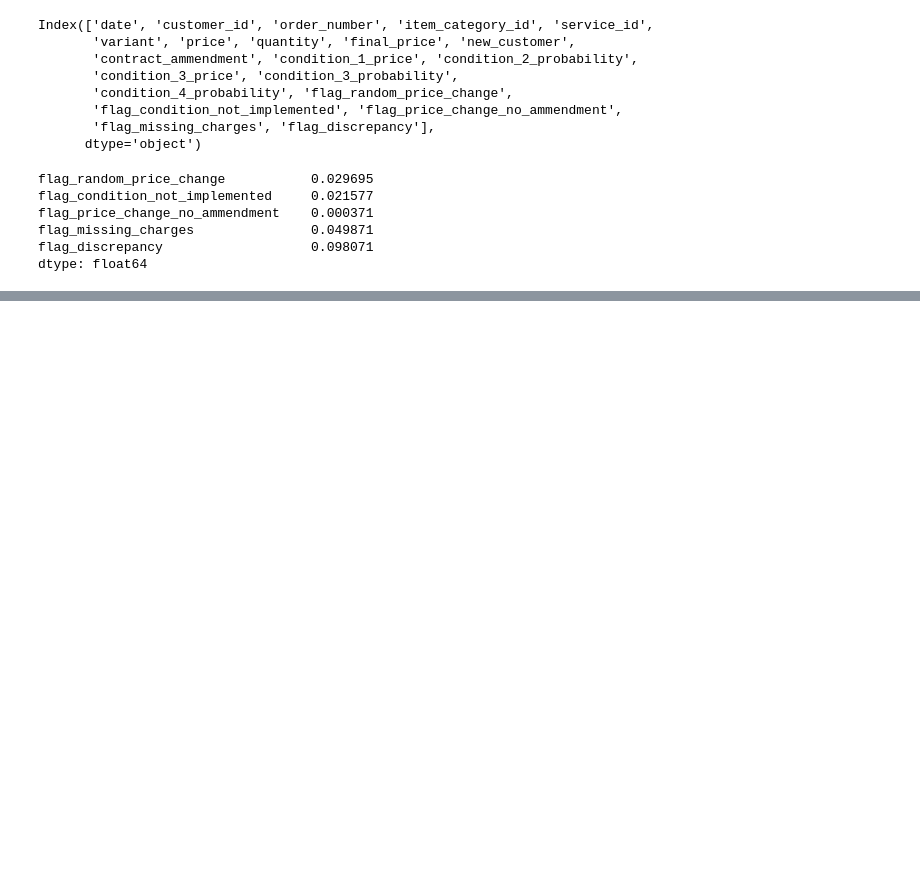
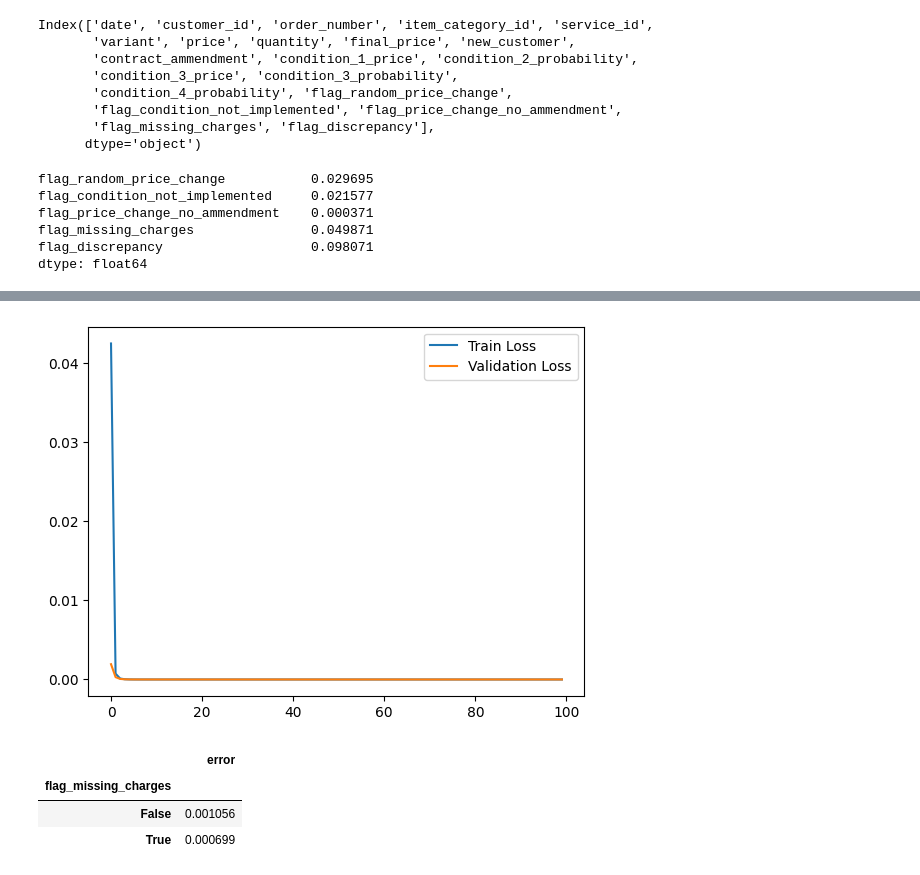
Before and after one commit to Paul-Williamson-90/synthetic_transactions_dataset, a Jupyter notebook: scratchpad.ipynb, the cells around one changed output, grey strips where cells are left out. Cells and saved outputs as stored; diff of their text form; code cells hidden in the pictures; blank space fills up the shorter version.

```diff
--- a/scratchpad.ipynb
+++ b/scratchpad.ipynb
@@ -83,0 +189,25 @@ Metrics for combined_true
+# %%
+import category_encoders as ce
+
+ce_be = ce.BinaryEncoder(cols=['customer_id'], )
+cust_encodings = ce_be.fit_transform(full_dataset[['customer_id']])
+
+full_dataset = full_dataset.merge(cust_encodings, left_index=True, right_index=True)
+# %%
+encoded_customer_cols = full_dataset.filter(like="customer_id_").columns.tolist()
+features = encoded_customer_cols + characteristic_cols + item_cols
+# %%
+X = full_dataset[["date"] + features + target_cols]
+X = X[X[target_cols[0]]==False]
+dates = X["date"].unique()
+X.set_index("date", inplace=True)
+
+val_split = 0.7
+test_split = 0.8
+train_dates = dates[:int(len(dates) * val_split)]
+val_dates = dates[int(len(dates) * val_split):int(len(dates) * test_split)]
+test_dates = dates[int(len(dates) * test_split):]
+
+X_train = X.loc[train_dates].astype(int)
+X_val = X.loc[val_dates].astype(int)
+X_test = X.loc[test_dates].astype(int)
@@ -83,0 +381,20 @@ Metrics for combined_true
+# %%
+import matplotlib.pyplot as plt
+
+n_features = len(features)
+n_products = len(item_cols)
+hidden_size = 128
+
+model = Autoencoder(n_features, n_products, hidden_size)
+
+model, train_losses, val_losses = train_model(
+    model, X_train, X_val, features, item_cols,
+    dataset=AEDataset, n_epochs=100, lr=1e-3, batch_size=64, device="cpu", patience=5, save_loc="./models/"
+)
+
+fig, ax = plt.subplots()
+ax.plot(train_losses, label="Train Loss")
+ax.plot(val_losses, label="Validation Loss")
+ax.legend()
+plt.show()
+# %% [output]
@@ -83,0 +418 @@ Metrics for combined_true
+[figure, added]
@@ -83,0 +429,7 @@ Metrics for combined_true
+# %%
+preds.groupby("flag_missing_charges").mean()
+# %% [output]
+|  | error |
+| flag_missing_charges |  |
+| False | 0.001056 |
+| True | 0.000699 |
```
Also changed, not shown: parts of 16 cells of this notebook, 2 other files.
